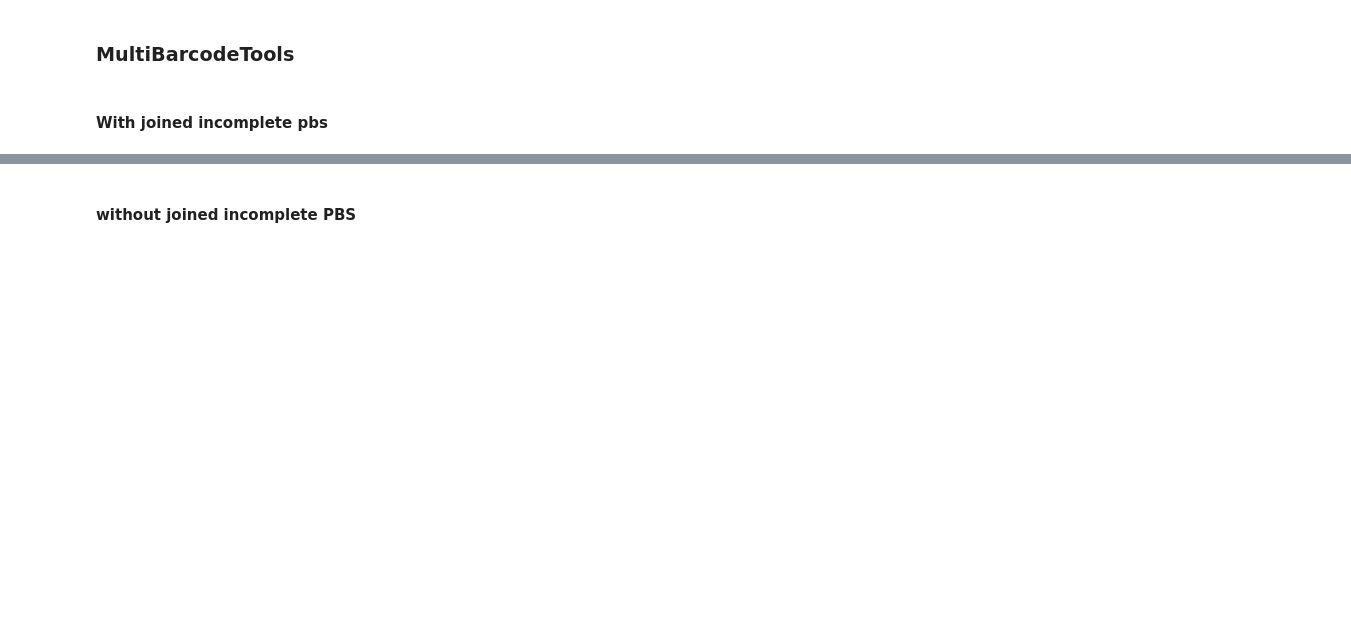
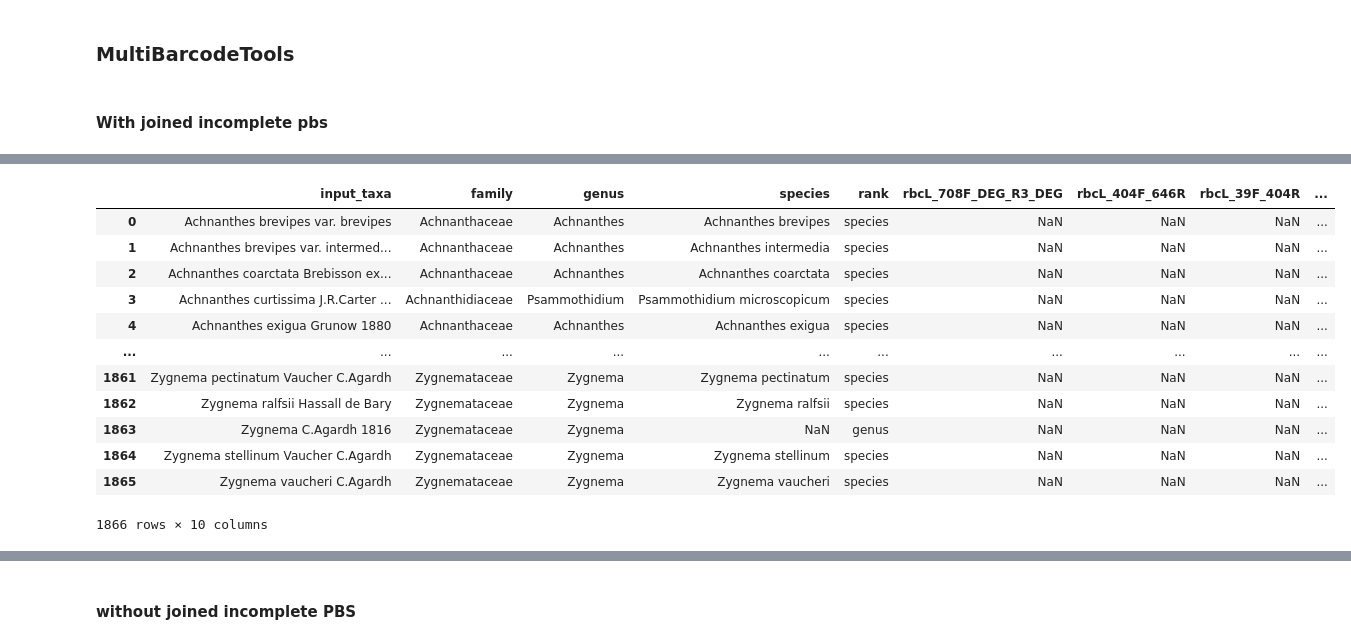
Before and after one commit to CIBIO-BU/mozaiko, a Jupyter notebook: draft.ipynb, the cells around one changed output, grey strips where cells are left out. Drawn from its saved outputs; the diff is of its cells as text; code cells hidden in the pictures; blank space fills up the shorter version.

```diff
--- a/draft.ipynb
+++ b/draft.ipynb
@@ -155,6 +155,6 @@ create_MultiBarcodeTools_input(insert_path, output_dir)
 # %%
 from src.marker_scoring.metrics_system import *
 
-trait = TraitsAndResolution(results_folder="/home/camilababo/Documents/coding-projects/DNAquaIMG-tool/DNAquaIMG/data/output_data/diat-barcode")
+trait = TraitsAndResolution(results_folder="/home/camilababo/Documents/coding-projects/DNAquaIMG-tool/mozaiko/data/output_data/diatoms-NEWRUN", otl="/home/camilababo/Documents/DNAquaIMG/countries-otls/harmonized/dia/Austria_taxonlist_diatoms_harmonized.tsv")
 output_str = trait.run_multibarcode_pipeline()
 trait.parse_multibarcode_output(output_str)
@@ -161,3 +170,19 @@ trait.parse_multibarcode_output(output_str)
+# %%
+trait.compute_taxonomic_resolution_per_taxon()
+# %% [output]
+|  | input_taxa | family | genus | species | rank | rbcL_708F_DEG_R3_DEG | rbcL_404F_646R | rbcL_39F_404R | ... |
+| 0 | Achnanthes brevipes var. brevipes | Achnanthaceae | Achnanthes | Achnanthes brevipes | species | NaN | NaN | NaN | ... |
+| 1 | Achnanthes brevipes var. intermed... | Achnanthaceae | Achnanthes | Achnanthes intermedia | species | NaN | NaN | NaN | ... |
+| 2 | Achnanthes coarctata Brebisson ex... | Achnanthaceae | Achnanthes | Achnanthes coarctata | species | NaN | NaN | NaN | ... |
+| 3 | Achnanthes curtissima J.R.Carter ... | Achnanthidiaceae | Psammothidium | Psammothidium microscopicum | species | NaN | NaN | NaN | ... |
+| 4 | Achnanthes exigua Grunow 1880 | Achnanthaceae | Achnanthes | Achnanthes exigua | species | NaN | NaN | NaN | ... |
+| ... | ... | ... | ... | ... | ... | ... | ... | ... | ... |
+| 1861 | Zygnema pectinatum Vaucher C.Agardh | Zygnemataceae | Zygnema | Zygnema pectinatum | species | NaN | NaN | NaN | ... |
+| 1862 | Zygnema ralfsii Hassall de Bary | Zygnemataceae | Zygnema | Zygnema ralfsii | species | NaN | NaN | NaN | ... |
+| 1863 | Zygnema C.Agardh 1816 | Zygnemataceae | Zygnema | NaN | genus | NaN | NaN | NaN | ... |
+| 1864 | Zygnema stellinum Vaucher C.Agardh | Zygnemataceae | Zygnema | Zygnema stellinum | species | NaN | NaN | NaN | ... |
+| 1865 | Zygnema vaucheri C.Agardh | Zygnemataceae | Zygnema | Zygnema vaucheri | species | NaN | NaN | NaN | ... |
+1866 rows × 10 columns
 # %%
 from src.marker_scoring.metrics_system import *
 
```
Also changed, not shown: parts of 4 cells of this notebook, 7 other files.
